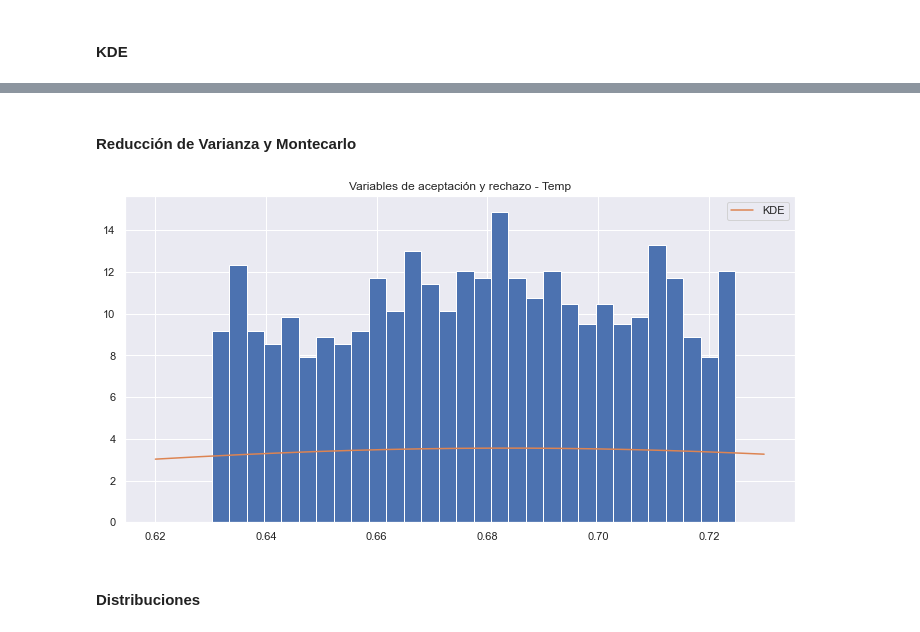
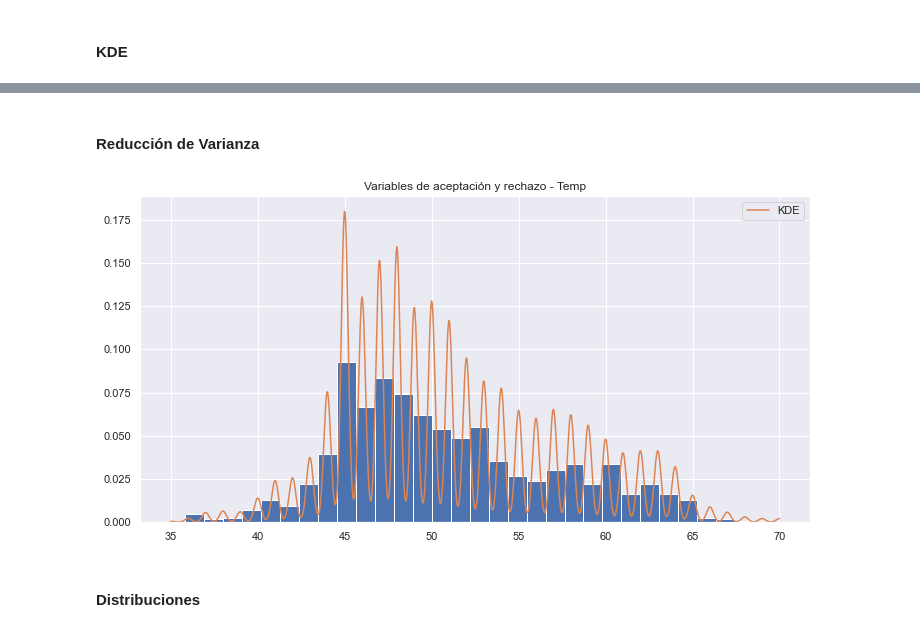
Before and after one commit to Tania-Bell/Proyecto_Modulo1, a Jupyter notebook: Proyecto_BellT_FloresA adult census.ipynb, the cells around one changed output, grey strips where cells are left out. Drawn from its saved outputs; the diff is of its cells as text; code cells hidden in the pictures.

```diff
--- a/Proyecto_BellT_FloresA adult census.ipynb
+++ b/Proyecto_BellT_FloresA adult census.ipynb
@@ -283,6 +289,2 @@ plt.show() #mostramos boxplot e identificamos outliers
 # %% [output]
 [figure]
-# %%
-temp = np.log(temp[temp>0])
-temp = temp[~np.isnan(temp)]
-temp #aplicamos una transformación logaritmica para ver si mejora la distribución de nuestros datos
@@ -325,22 +301,21 @@ ax.legend(loc='upper left') # vemos en el grafico el ajuste de los datos usando
 # %% [markdown]
-#### Reducción de Varianza y Montecarlo
+#### Reducción de Varianza
 # %%
-model = KernelDensity(bandwidth=0.1111111111111) #usando bandwidth óptimo
+model = KernelDensity(bandwidth=0.2) #usando bandwidth óptimo
 model.fit(temp.reshape(-1, 1))
-x_grid = np.linspace(.62, .73, 10000)
+x_grid = np.linspace(35, 70, 1000)
 pdf_temp = pdf(x_grid[:, None], model) # usando función pdf
 
 plt.figure(figsize=(12,6))
-var_aleatorias = red_var(temp,1000*5,pdf, lambda x: max(pdf_temp) * np.ones(len(x)), model) # usand pdf
-
+var_aleatorias = red_var(temp,100000,pdf, lambda x: max(pdf_temp) * np.ones(len(x)), model) # usand pdf
 plt.hist(var_aleatorias, 30, density=True)
 
 plt.plot(x_grid, pdf_temp, alpha=1, label='KDE') # graficamos
 plt.title('Variables de aceptación y rechazo - Temp')
 plt.legend()
 plt.show()
 # %% [output]
-[figure, old version]
+[figure, new version]
 # %% [markdown]
 #### Distribuciones
 # %%
```
Also changed, not shown: parts of 93 cells of this notebook.
